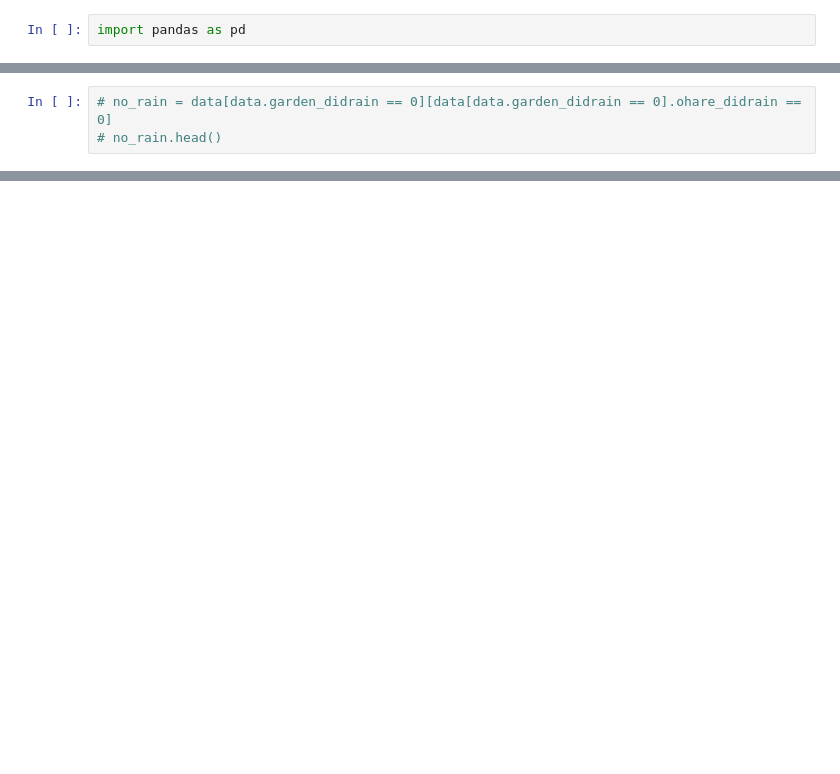
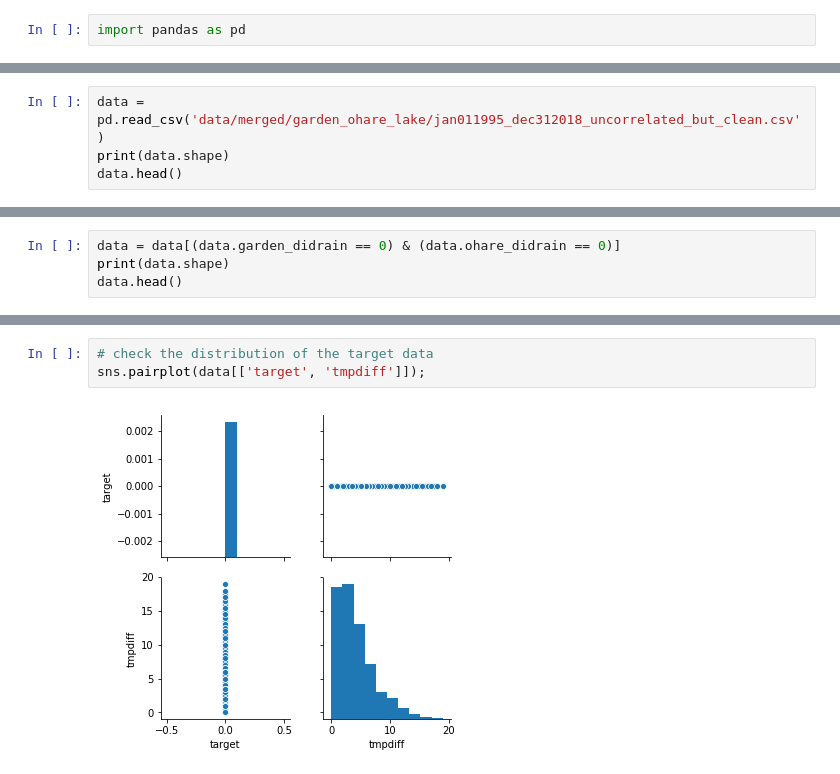
Before and after one commit to BlakeWallace/Lake_Michigan_Influences, a Jupyter notebook: EDA_and_analysis.ipynb, the cells around one changed output, grey strips where cells are left out. Drawn from its saved outputs; the diff is of its cells as text; blank space fills up the shorter version.

```diff
--- a/EDA_and_analysis.ipynb
+++ b/EDA_and_analysis.ipynb
@@ -1121,0 +1042,4 @@ sorted_data.head()
+# %%
+data = pd.read_csv('data/merged/garden_ohare_lake/jan011995_dec312018_uncorrelated_but_clean.csv')
+print(data.shape)
+data.head()
@@ -1122,3 +1054,4 @@ sorted_data.head()
 # %%
-# no_rain = data[data.garden_didrain == 0][data[data.garden_didrain == 0].ohare_didrain == 0]
-# no_rain.head()
+data = data[(data.garden_didrain == 0) & (data.ohare_didrain == 0)]
+print(data.shape)
+data.head()
@@ -1226,0 +1080,5 @@ Index(['garden_didrain', 'ohare_didrain', 'tmpdiff', 'garden_prcp',
+# %%
+# check the distribution of the target data
+sns.pairplot(data[['target', 'tmpdiff']]);
+# %% [output]
+[figure, added]
```
Also changed, not shown: parts of 34 cells of this notebook, 8 other files.
